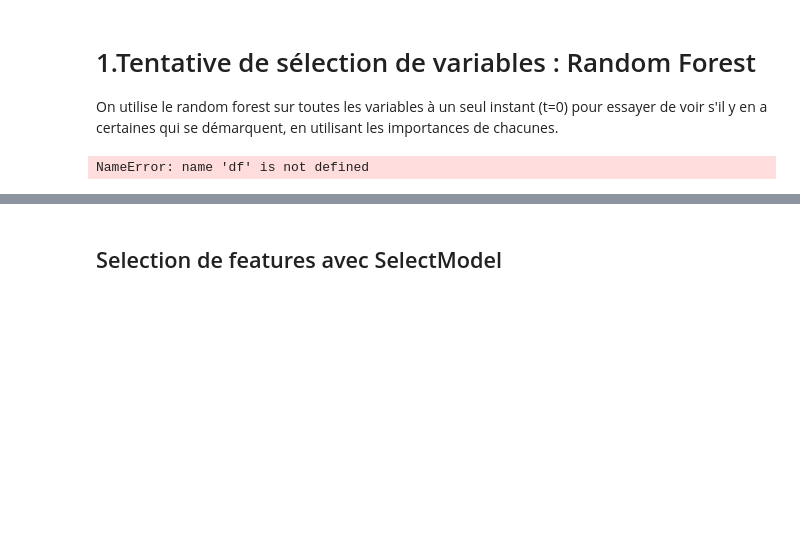
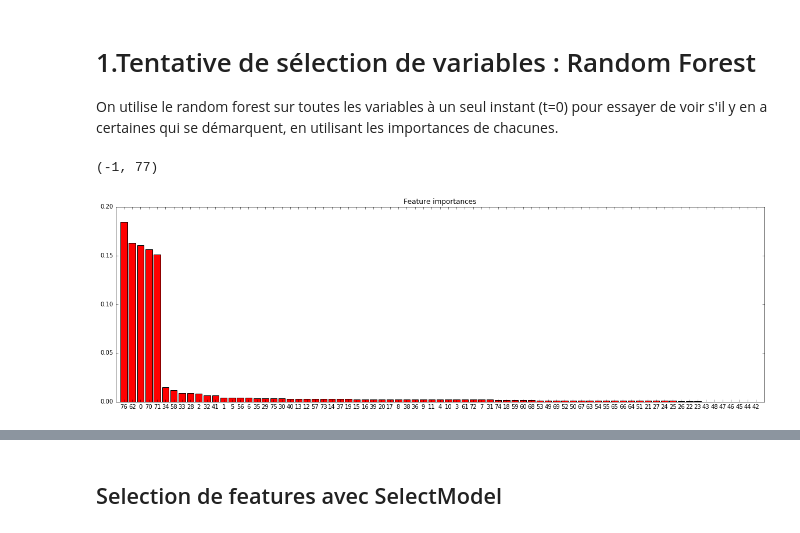
Before and after one commit to imachraoui/Buzz-social-media, a Jupyter notebook: Project-Buzz.ipynb, the cells around one changed output, grey strips where cells are left out. Drawn from its saved outputs; the diff is of its cells as text; code cells hidden in the pictures; blank space fills up the shorter version.

```diff
--- a/Project-Buzz.ipynb
+++ b/Project-Buzz.ipynb
@@ -107,17 +121,22 @@ y_unif (55550,)
 # 1.Tentative de sélection de variables : Random Forest
 On utilise le random forest sur toutes les variables à un seul instant (t=0) pour essayer de voir s'il y en a certaines qui se démarquent, en utilisant les importances de chacunes.
 # %%
-import matplotlib.pyplot as plt
-from sklearn.ensemble import RandomForestClassifier
+forest = RandomForestClassifier(n_estimators=5,random_state=1234)
 
-forest = RandomForestClassifier(n_estimators=5,random_state=0)
-
-forest.fit(df_nonNormalized.iloc[:,t], y)
+forest.fit(X_unif, y_unif)
 importances = forest.feature_importances_
 std = np.std([tree.feature_importances_ for tree in forest.estimators_],
              axis=0)
 indices = np.argsort(importances)[::-1]
-vraisIndices = t[indices]
-# %% [output]
-NameError: name 'df' is not defined
+# %%
+# Plot the feature importances of the forest
+plt.figure(num=None, figsize=(20, 6), dpi=80, facecolor='w', edgecolor='k')
+plt.title("Feature importances")
+plt.bar(range(df_nonNormalized.shape[1]), importances[indices],
+       color="r", align="center")
+plt.xticks(range(df_nonNormalized.shape[1]), indices)
+plt.xlim([-1, df_nonNormalized.shape[1]])
+# %% [output]
+(-1, 77)
+[figure, added]
 # %%
```
Also changed, not shown: parts of 29 cells of this notebook.
